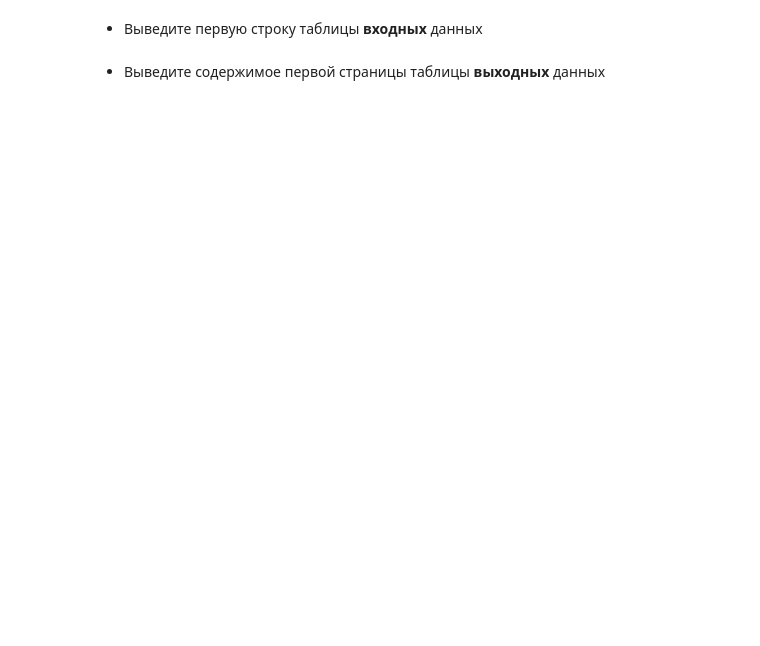
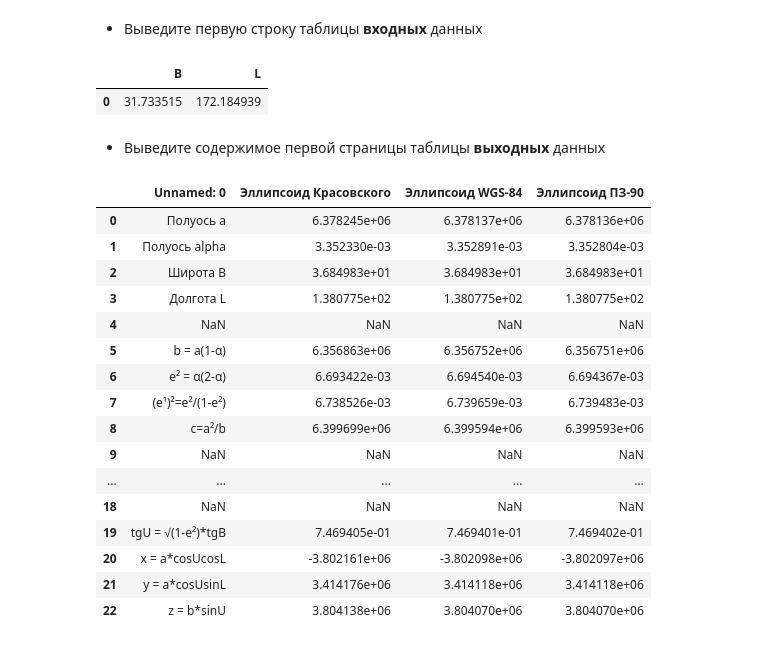
Before and after one commit to ilyak0n/comp_math, a Jupyter notebook: 6. Работа с электронными таблицами. Многопоточная и многопроцессорная оптимизация. Генераторы/Практическая_работа_№6_Формирование_электронных_таблиц.ipynb, the cells around one changed output. Saved outputs shown, nothing was run; the diff lists cells and outputs as text; code cells hidden in the pictures; blank space fills up the shorter version.

```diff
--- a/6. Работа с электронными таблицами. Многопоточная и многопроцессорная оптимизация. Генераторы/Практическая_работа_№6_Формирование_электронных_таблиц.ipynb
+++ b/6. Работа с электронными таблицами. Многопоточная и многопроцессорная оптимизация. Генераторы/Практическая_работа_№6_Формирование_электронных_таблиц.ipynb
@@ -1291,2 +1441,8 @@ Successfully installed xlsxwriter-3.2.9
+# %%
+big_df = pd.read_csv('big_data.csv')
+big_df.head(1)
+# %% [output]
+|  | B | L |
+| 0 | 31.733515 | 172.184939 |
 # %% [markdown]
 - Выведите содержимое первой страницы таблицы **выходных** данных
@@ -1294,0 +1449,21 @@ Successfully installed xlsxwriter-3.2.9
+# %%
+first_sheet = pd.read_excel('final.xlsx', sheet_name='Sheet1')
+first_sheet
+# %% [output]
+|  | Unnamed: 0 | Эллипсоид Красовского | Эллипсоид WGS-84 | Эллипсоид ПЗ-90 |
+| 0 | Полуось a | 6.378245e+06 | 6.378137e+06 | 6.378136e+06 |
+| 1 | Полуось alpha | 3.352330e-03 | 3.352891e-03 | 3.352804e-03 |
+| 2 | Широта B | 3.684983e+01 | 3.684983e+01 | 3.684983e+01 |
+| 3 | Долгота L | 1.380775e+02 | 1.380775e+02 | 1.380775e+02 |
+| 4 | NaN | NaN | NaN | NaN |
+| 5 | b = a(1-α) | 6.356863e+06 | 6.356752e+06 | 6.356751e+06 |
+| 6 | е² = α(2-α) | 6.693422e-03 | 6.694540e-03 | 6.694367e-03 |
+| 7 | (e¹)²=e²/(1-e²) | 6.738526e-03 | 6.739659e-03 | 6.739483e-03 |
+| 8 | c=a²/b | 6.399699e+06 | 6.399594e+06 | 6.399593e+06 |
+| 9 | NaN | NaN | NaN | NaN |
+| ... | ... | ... | ... | ... |
+| 18 | NaN | NaN | NaN | NaN |
+| 19 | tgU = √(1-e²)*tgB | 7.469405e-01 | 7.469401e-01 | 7.469402e-01 |
+| 20 | x = a*cosUcosL | -3.802161e+06 | -3.802098e+06 | -3.802097e+06 |
+| 21 | y = a*cosUsinL | 3.414176e+06 | 3.414118e+06 | 3.414118e+06 |
+| 22 | z = b*sinU | 3.804138e+06 | 3.804070e+06 | 3.804070e+06 |
```
Also changed, not shown: parts of 11 cells of this notebook.
